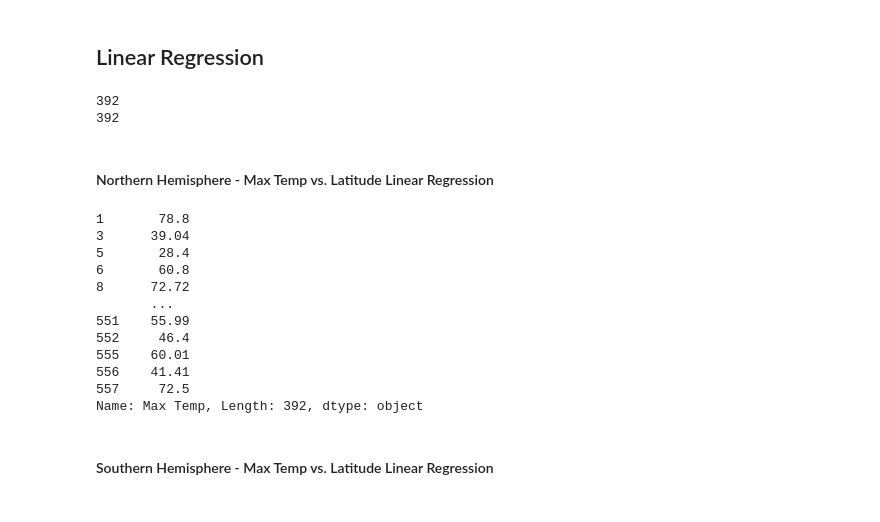
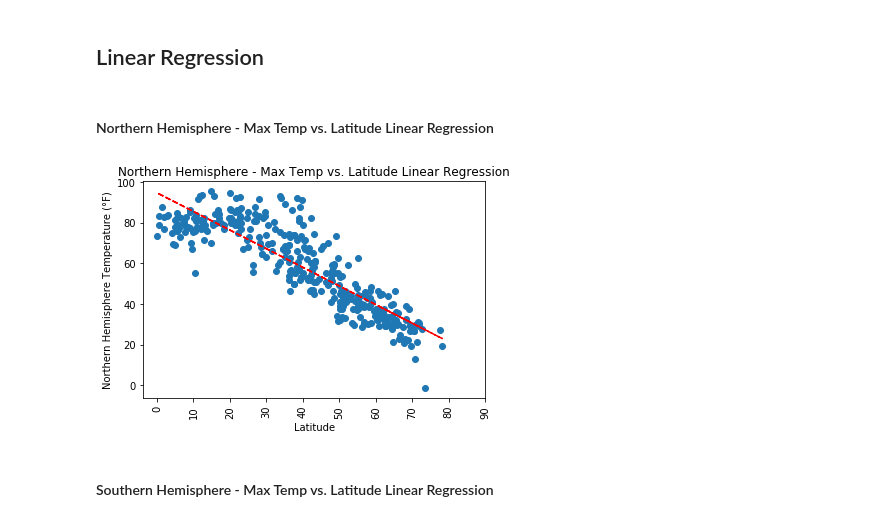
Before and after one commit to veraroberto/python-api-challenge, a Jupyter notebook: WeatherPy_starter_code.ipynb, the cells around one changed output. Saved outputs shown, nothing was run; the diff lists cells and outputs as text; code cells hidden in the pictures.

```diff
--- a/WeatherPy_starter_code.ipynb
+++ b/WeatherPy_starter_code.ipynb
@@ -308,34 +344,37 @@ plt.xlim(-95,95)
 # %% [markdown]
 ## Linear Regression
 # %%
+#Norther Hemisphere
 northern = cities_humidity_df.loc[cities_humidity_df['Latitude']>=0,:]
-northern_lat = northern['Latitude']
+northern_lat = northern.loc[:,'Latitude'].astype(float)
+
+
 southern = cities_humidity_df.loc[cities_humidity_df['Latitude']<0,:]
-southern_lat = southern['Latitude']
-
-print(len(northern_lat))
-print(len(northern['Max Temp']))
+southern_lat = southern.loc[:,'Latitude'].astype(float)
-# %% [output]
-392
-392
 # %% [markdown]
 ####  Northern Hemisphere - Max Temp vs. Latitude Linear Regression
-# %%
-# Perform a linear regression on year versus violent crime rate
-#vc_slope, vc_int, vc_r, vc_p, vc_std_err = stats.linregress(northern_lat, northern['Max Temp'])
-northern['Max Temp']
-# %% [output]
-1       78.8
-3      39.04
-5       28.4
-6       60.8
-8      72.72
-       ...
-551    55.99
-552     46.4
-555    60.01
-556    41.41
-557     72.5
-Name: Max Temp, Length: 392, dtype: object
+# %%
+northern_temp = northern.loc[:,'Max Temp'].astype(float)
+vc_slope, vc_int, vc_r, vc_p, vc_std_err = stats.linregress(northern_lat, northern_temp)
+
+vc_fit = vc_slope * northern_lat + vc_int
+
+plt.scatter(northern_lat,northern_temp)
+plt.plot(northern_lat,vc_fit,"--",color = 'r')
+plt.title('Northern Hemisphere - Max Temp vs. Latitude Linear Regression')
+plt.xticks(range(0,100,10), rotation=90)
+plt.xlabel('Latitude')
+plt.ylabel('Northern Hemisphere Temperature (°F)')
+
+image_base = 'Northern_Hemispher_VS_Max_Temp'
+image_name = image_base + '.png'
+file_path = os.path.join('output_data',image_name)
+plt.tight_layout()
+
+plt.savefig(file_path)
+
+plt.show()
+# %% [output]
+[figure, added]
 # %% [markdown]
 ####  Southern Hemisphere - Max Temp vs. Latitude Linear Regression
```
Also changed, not shown: parts of 17 cells of this notebook, 14 other files.
